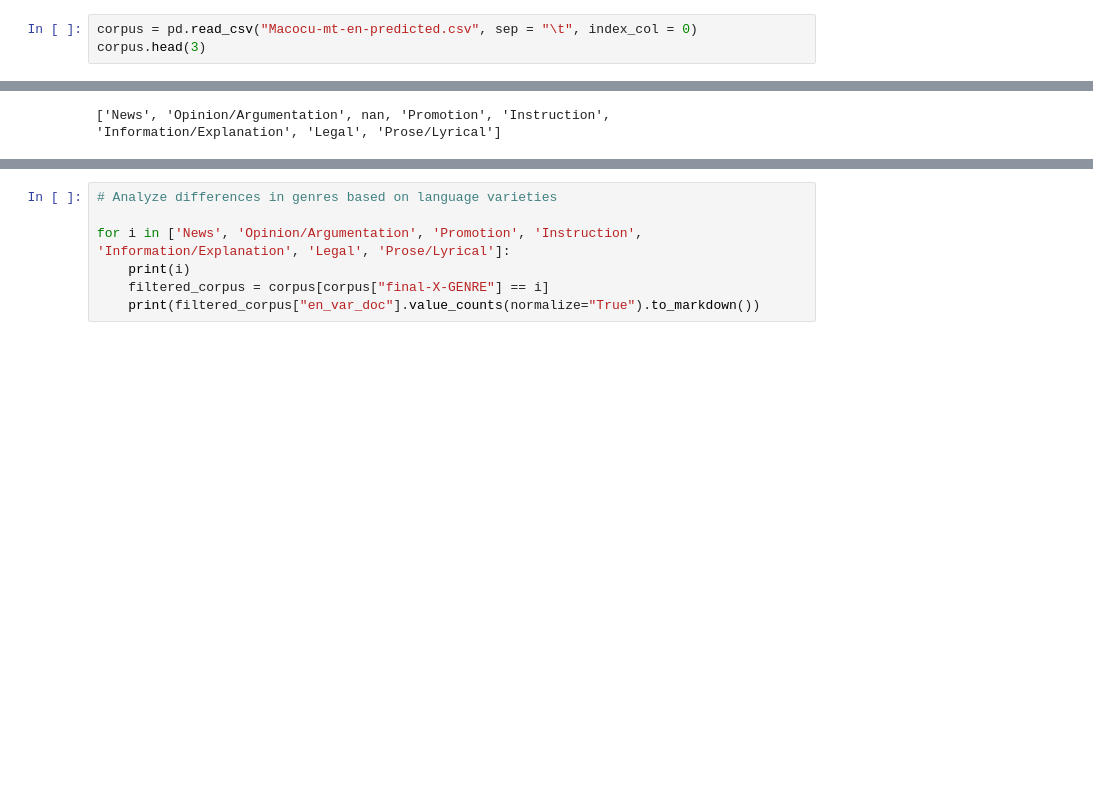
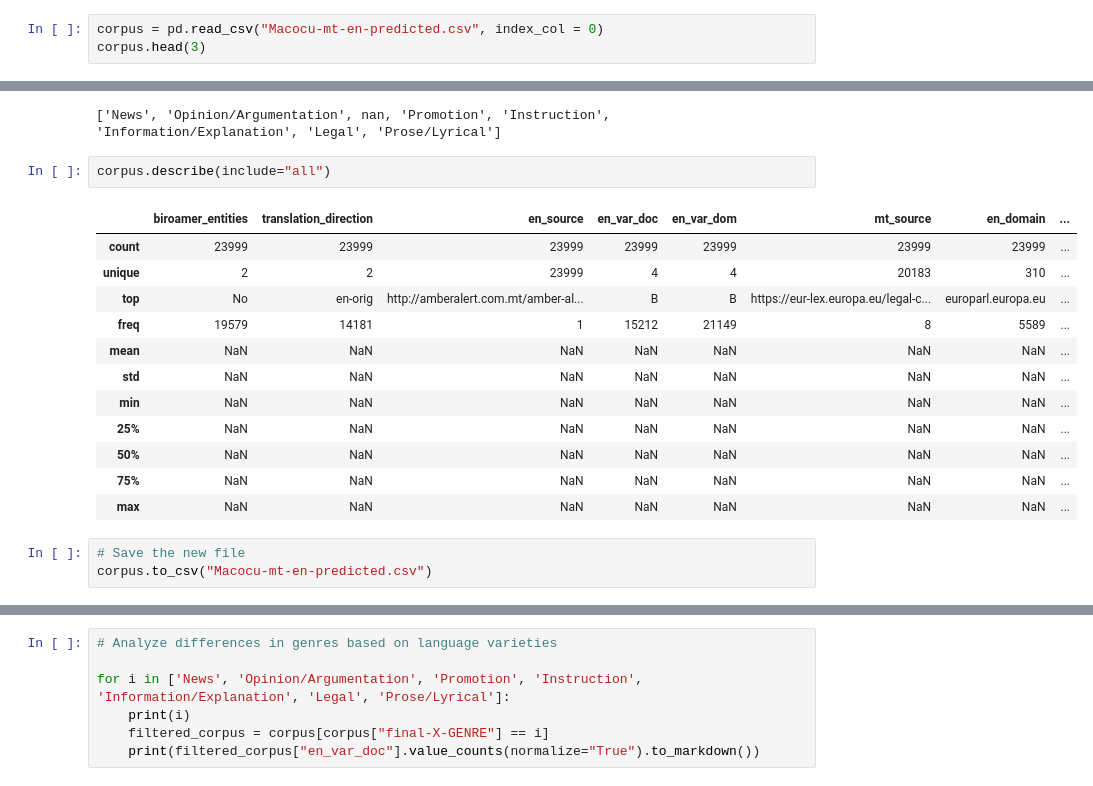
Before and after one commit to TajaKuzman/Applying-GENRE-on-MaCoCu-bilingual, a Jupyter notebook: MaCoCu-mt/5-Post-processing-of-predicted-data-and-analysis.ipynb, the cells around one changed output, grey strips where cells are left out. Drawn from its saved outputs; the diff is of its cells as text; blank space fills up the shorter version.

```diff
--- a/MaCoCu-mt/5-Post-processing-of-predicted-data-and-analysis.ipynb
+++ b/MaCoCu-mt/5-Post-processing-of-predicted-data-and-analysis.ipynb
@@ -10,7 +10,7 @@ The analysis of results (in terms of connection of genres and language varieties
 import pandas as pd
 import numpy as np
 # %%
-corpus = pd.read_csv("Macocu-mt-en-predicted.csv", sep = "\t", index_col = 0)
+corpus = pd.read_csv("Macocu-mt-en-predicted.csv", index_col = 0)
 corpus.head(3)
 # %% [output]
 |  | biroamer_entities | translation_direction | en_source | en_var_doc | en_var_dom | mt_source | en_domain | ... |
@@ -130,3 +130,21 @@ LABELS = list(corpus["final-X-GENRE"].unique())
 print(LABELS)
 # %% [output]
 ['News', 'Opinion/Argumentation', nan, 'Promotion', 'Instruction', 'Information/Explanation', 'Legal', 'Prose/Lyrical']
+# %%
+corpus.describe(include="all")
+# %% [output]
+|  | biroamer_entities | translation_direction | en_source | en_var_doc | en_var_dom | mt_source | en_domain | ... |
+| count | 23999 | 23999 | 23999 | 23999 | 23999 | 23999 | 23999 | ... |
+| unique | 2 | 2 | 23999 | 4 | 4 | 20183 | 310 | ... |
+| top | No | en-orig | http://amberalert.com.mt/amber-al... | B | B | https://eur-lex.europa.eu/legal-c... | europarl.europa.eu | ... |
+| freq | 19579 | 14181 | 1 | 15212 | 21149 | 8 | 5589 | ... |
+| mean | NaN | NaN | NaN | NaN | NaN | NaN | NaN | ... |
+| std | NaN | NaN | NaN | NaN | NaN | NaN | NaN | ... |
+| min | NaN | NaN | NaN | NaN | NaN | NaN | NaN | ... |
+| 25% | NaN | NaN | NaN | NaN | NaN | NaN | NaN | ... |
+| 50% | NaN | NaN | NaN | NaN | NaN | NaN | NaN | ... |
+| 75% | NaN | NaN | NaN | NaN | NaN | NaN | NaN | ... |
+| max | NaN | NaN | NaN | NaN | NaN | NaN | NaN | ... |
+# %%
+# Save the new file
+corpus.to_csv("Macocu-mt-en-predicted.csv")
```
Also changed, not shown: parts of 4 cells of this notebook, 7 other files.
